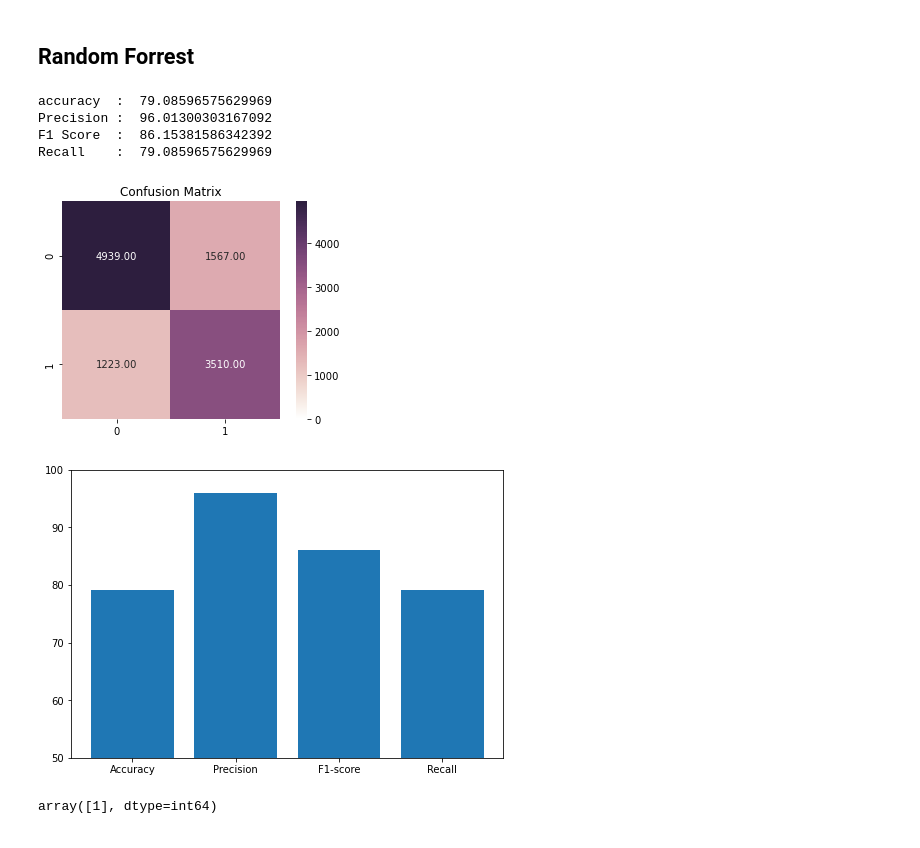
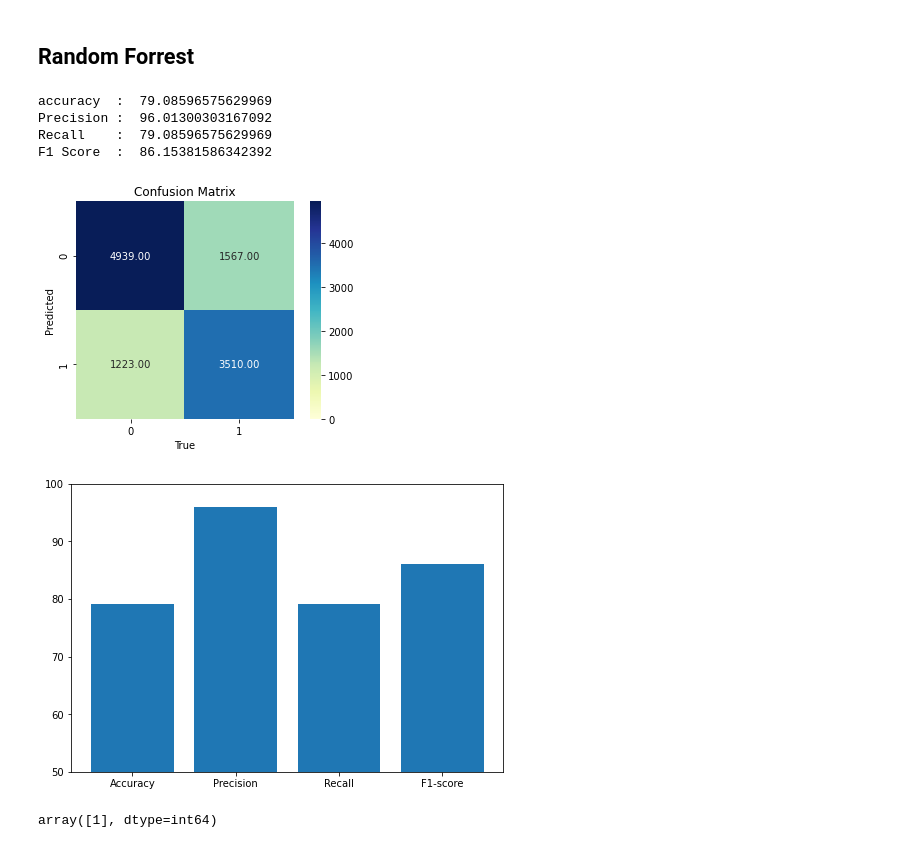
Before and after one commit to Shahriar1212/Pattern-Recognation-Project, a Jupyter notebook: pattern_project.ipynb, the cells around one changed output. Cells and saved outputs as stored; diff of their text form; code cells hidden in the pictures.

```diff
--- a/pattern_project.ipynb
+++ b/pattern_project.ipynb
@@ -413,8 +430,9 @@ for train_index, test_index in kf.split(x):
     conf_m_rf = conf_m_dt + confusion_matrix(y_test, y_pred)
     accuracy = accuracy + accuracy_score(y_test, y_pred)
     precision = precision + precision_score(y_test, y_pred,average='weighted')
+    recall = recall + recall_score(y_test, y_pred,average='weighted')
     f_score = f_score + f1_score(y_test, y_pred,average='weighted')
-    recall = recall + recall_score(y_test, y_pred,average='weighted')
+
 
 tp = conf_m_dt[1][1]
 tn = conf_m_dt[0][0]
@@ -424,47 +442,51 @@ fn = conf_m_dt[1][0]
 
 accuracy  = (accuracy/n) * 100
 precision = (precision/n) * 100
+recall    = (recall/n) * 100
 f_score  = (f_score/n) * 100
-recall    = (recall/n) * 100
+
 
 performance_rf = {"accuracy" : accuracy,
                    "precision" : precision,
-                   "f1-score" : f_score,
-                   "recall": recall}
+                   "recall": recall,
+                   "f1-score" : f_score}
 
 print("accuracy  : " , performance_rf['accuracy'])
 print("Precision : " , performance_rf['precision'])
+print("Recall    : " , performance_rf['recall'])
 print("F1 Score  : " , performance_rf['f1-score'])
-print("Recall    : " , performance_rf['recall'])
+
 
 
 fig = plt.figure()
 plt.clf()
 
 ax = fig.add_subplot()
 ax.set_aspect(1)
 
 cmap = sb.cubehelix_palette(light=1, as_cmap=True)
-res = sb.heatmap(conf_m_rf, annot=True, vmin=0.0, vmax=np.max(conf_m_rf), fmt='.2f', cmap=cmap)
+res = sb.heatmap(conf_m_rf, annot=True, vmin=0.0, vmax=np.max(conf_m_rf), fmt='.2f', cmap="YlGnBu")
 
 plt.title('Confusion Matrix')
+plt.ylabel('Predicted')
+plt.xlabel('True')
 plt.show()
 
 
 fig = plt.figure()
 ax = fig.add_axes([0,0,1,1])
-label = ['Accuracy', 'Precision', 'F1-score', 'Recall']
-value = [performance_rf['accuracy'],performance_rf['precision'],performance_rf['f1-score'],performance_rf['recall']]
+label = ['Accuracy', 'Precision', 'Recall', 'F1-score']
+value = [performance_rf['accuracy'],performance_rf['precision'],performance_rf['recall'],performance_rf['f1-score']]
 ax.bar(label,value)
 plt.ylim(50,100)
 plt.show()
 # %% [output]
 accuracy  :  79.08596575629969
 Precision :  96.01300303167092
+Recall    :  79.08596575629969
 F1 Score  :  86.15381586342392
-Recall    :  79.08596575629969
-[figure, old version]
+[figure, new version]
-[figure, old version]
+[figure, new version]
 # %%
 text = [
     'কুিত্তার বাচ্চা'
```
Also changed, not shown: parts of 5 cells of this notebook.
